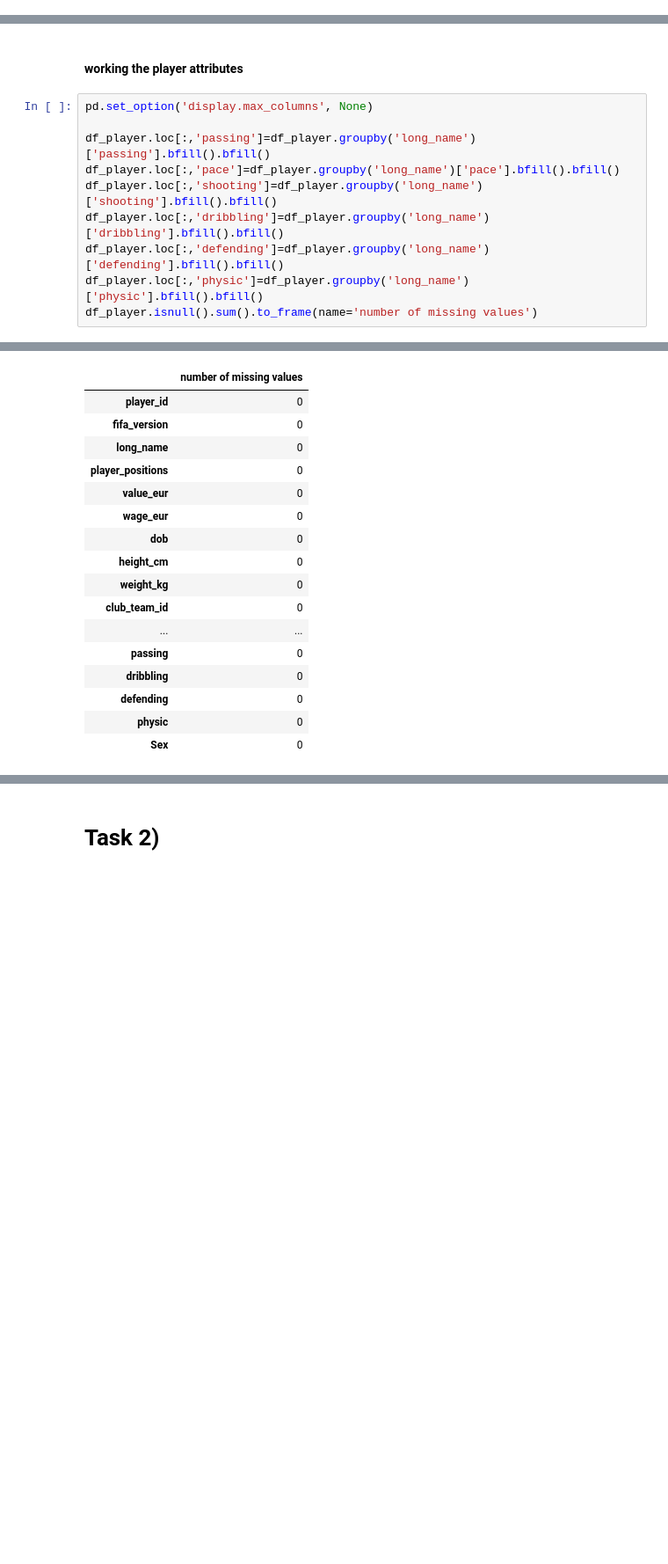
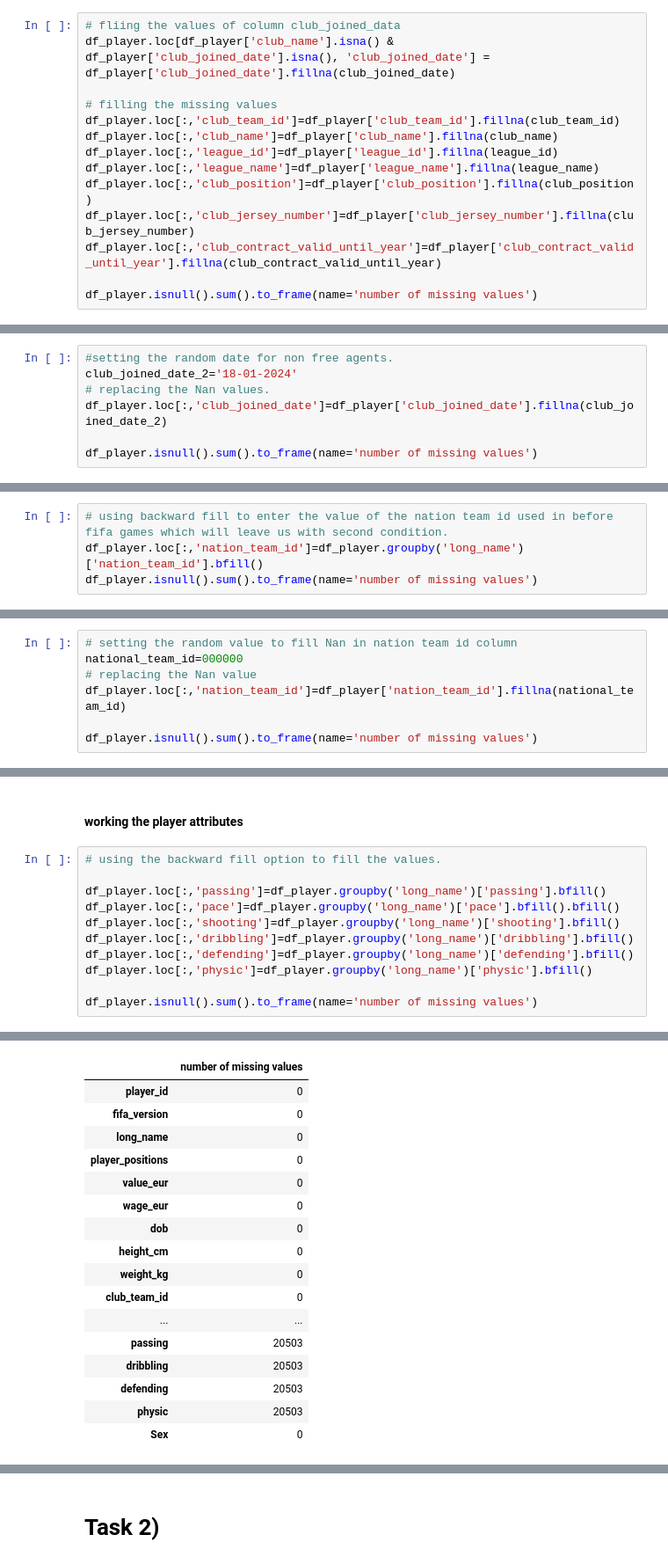
Before and after one commit to kashif003/Working_projects, a Jupyter notebook: programming starter/data/code.ipynb, the cells around one changed output, grey strips where cells are left out. Shown at 88% size. Saved outputs shown, nothing was run; the diff lists cells and outputs as text; blank space fills up the shorter version.

```diff
--- a/programming starter/data/code.ipynb
+++ b/programming starter/data/code.ipynb
@@ -441,0 +371,14 @@ df_player.isnull().sum().to_frame(name='number of missing values')
+# %%
+# fliing the values of column club_joined_data
+df_player.loc[df_player['club_name'].isna() & df_player['club_joined_date'].isna(), 'club_joined_date'] = df_player['club_joined_date'].fillna(club_joined_date)
+
+# filling the missing values
+df_player.loc[:,'club_team_id']=df_player['club_team_id'].fillna(club_team_id)
+df_player.loc[:,'club_name']=df_player['club_name'].fillna(club_name)
+df_player.loc[:,'league_id']=df_player['league_id'].fillna(league_id)
+df_player.loc[:,'league_name']=df_player['league_name'].fillna(league_name)
+df_player.loc[:,'club_position']=df_player['club_position'].fillna(club_position)
+df_player.loc[:,'club_jersey_number']=df_player['club_jersey_number'].fillna(club_jersey_number)
+df_player.loc[:,'club_contract_valid_until_year']=df_player['club_contract_valid_until_year'].fillna(club_contract_valid_until_year)
+
+df_player.isnull().sum().to_frame(name='number of missing values')
@@ -441,0 +405,7 @@ df_player.isnull().sum().to_frame(name='number of missing values')
+# %%
+#setting the random date for non free agents.
+club_joined_date_2='18-01-2024'
+# replacing the Nan values.
+df_player.loc[:,'club_joined_date']=df_player['club_joined_date'].fillna(club_joined_date_2)
+
+df_player.isnull().sum().to_frame(name='number of missing values')
@@ -441,0 +436,4 @@ df_player.isnull().sum().to_frame(name='number of missing values')
+# %%
+# using backward fill to enter the value of the nation team id used in before fifa games which will leave us with second condition.
+df_player.loc[:,'nation_team_id']=df_player.groupby('long_name')['nation_team_id'].bfill()
+df_player.isnull().sum().to_frame(name='number of missing values')
@@ -441,0 +458,7 @@ df_player.isnull().sum().to_frame(name='number of missing values')
+# %%
+# setting the random value to fill Nan in nation team id column
+national_team_id=000000
+# replacing the Nan value
+df_player.loc[:,'nation_team_id']=df_player['nation_team_id'].fillna(national_team_id)
+
+df_player.isnull().sum().to_frame(name='number of missing values')
@@ -442,13 +483,14 @@ df_player.isnull().sum().to_frame(name='number of missing values')
 # %% [markdown]
 #### working the player attributes
 # %%
-pd.set_option('display.max_columns', None)
+# using the backward fill option to fill the values.
 
-df_player.loc[:,'passing']=df_player.groupby('long_name')['passing'].bfill().bfill()
+df_player.loc[:,'passing']=df_player.groupby('long_name')['passing'].bfill()
 df_player.loc[:,'pace']=df_player.groupby('long_name')['pace'].bfill().bfill()
-df_player.loc[:,'shooting']=df_player.groupby('long_name')['shooting'].bfill().bfill()
-df_player.loc[:,'dribbling']=df_player.groupby('long_name')['dribbling'].bfill().bfill()
-df_player.loc[:,'defending']=df_player.groupby('long_name')['defending'].bfill().bfill()
-df_player.loc[:,'physic']=df_player.groupby('long_name')['physic'].bfill().bfill()
+df_player.loc[:,'shooting']=df_player.groupby('long_name')['shooting'].bfill()
+df_player.loc[:,'dribbling']=df_player.groupby('long_name')['dribbling'].bfill()
+df_player.loc[:,'defending']=df_player.groupby('long_name')['defending'].bfill()
+df_player.loc[:,'physic']=df_player.groupby('long_name')['physic'].bfill()
+
 df_player.isnull().sum().to_frame(name='number of missing values')
 # %% [output]
@@ -457,17 +497,17 @@ Flushing oldest 200 entries.
 |  | number of missing values |
 | player_id | 0 |
 | fifa_version | 0 |
 | long_name | 0 |
 | player_positions | 0 |
 | value_eur | 0 |
 | wage_eur | 0 |
 | dob | 0 |
 | height_cm | 0 |
 | weight_kg | 0 |
 | club_team_id | 0 |
 | ... | ... |
-| passing | 0 |
-| dribbling | 0 |
-| defending | 0 |
-| physic | 0 |
+| passing | 20503 |
+| dribbling | 20503 |
+| defending | 20503 |
+| physic | 20503 |
 | Sex | 0 |
```
Also changed, not shown: parts of 123 cells of this notebook, 1 other file.
